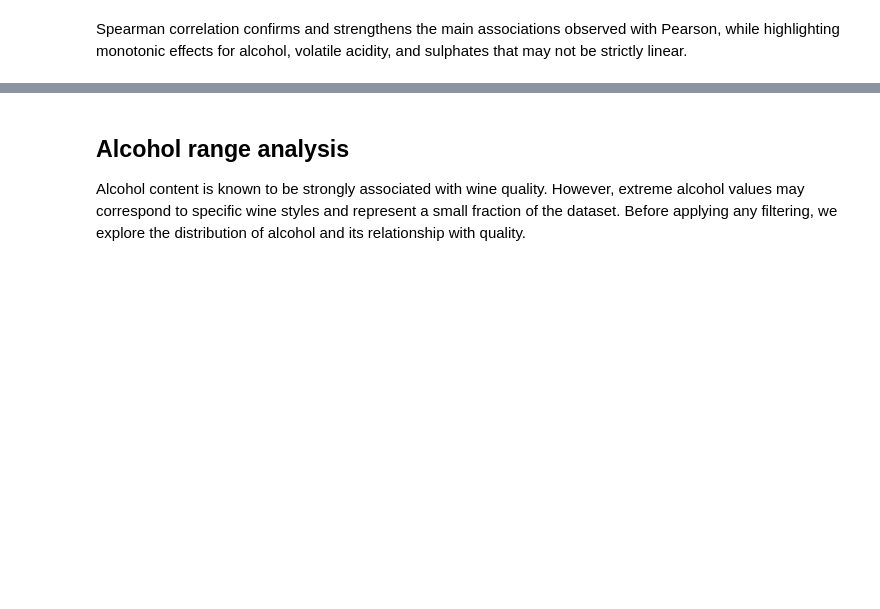
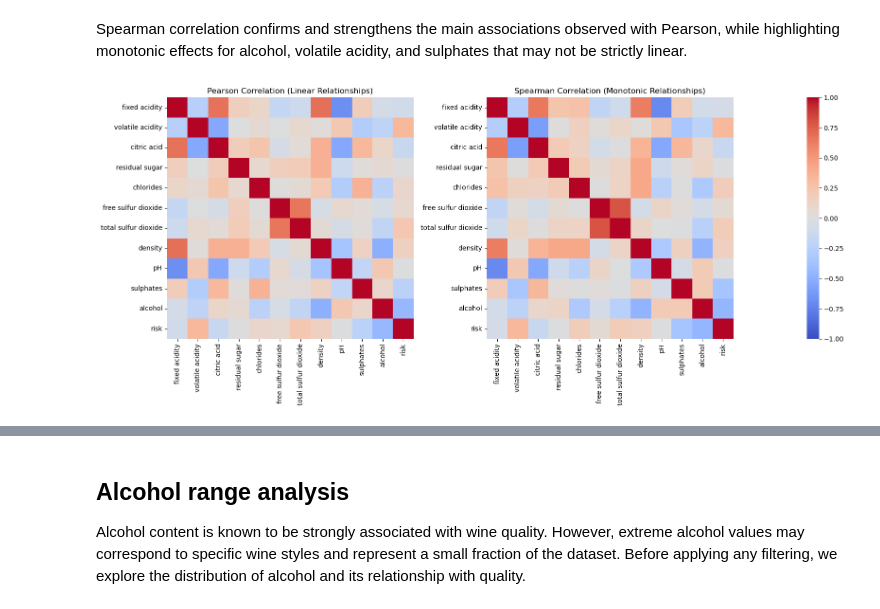
Before and after one commit to Martukigl/wine-analysis-project, a Jupyter notebook: notebooks/01_wine_quality_EDA.ipynb, the cells around one changed output, grey strips where cells are left out. Drawn from its saved outputs; the diff is of its cells as text; code cells hidden in the pictures; blank space fills up the shorter version.

Commit message:
figures & revision

```diff
--- a/notebooks/01_wine_quality_EDA.ipynb
+++ b/notebooks/01_wine_quality_EDA.ipynb
@@ -318,3 +318,58 @@ relationships that may not be strictly linear. This is especially relevant
 for chemical variables where threshold or saturation effects are expected.
 # %% [markdown]
 Spearman correlation confirms and strengthens the main associations observed with Pearson, while highlighting monotonic effects for alcohol, volatile acidity, and sulphates that may not be strictly linear.
+# %%
+# FOR SLIDES & PRESENTATION
+
+import matplotlib.pyplot as plt
+import seaborn as sns
+
+# Drop target
+features = wine_quality.drop(columns=["quality"])
+
+# Correlation matrices
+pearson_corr = features.corr(method="pearson")
+spearman_corr = features.corr(method="spearman")
+
+# Controlled layout (prevents size mismatch)
+fig = plt.figure(figsize=(16, 7))
+gs = fig.add_gridspec(1, 3, width_ratios=[1, 1, 0.05])
+
+ax1 = fig.add_subplot(gs[0])
+ax2 = fig.add_subplot(gs[1])
+cax = fig.add_subplot(gs[2])  # shared colorbar
+
+# Pearson heatmap
+sns.heatmap(
+    pearson_corr,
+    ax=ax1,
+    cmap="coolwarm",
+    center=0,
+    vmin=-1,
+    vmax=1,
+    cbar=False
+)
+ax1.set_title("Pearson Correlation (Linear Relationships)")
+
+# Spearman heatmap
+sns.heatmap(
+    spearman_corr,
+    ax=ax2,
+    cmap="coolwarm",
+    center=0,
+    vmin=-1,
+    vmax=1,
+    cbar=True,
+    cbar_ax=cax
+)
+ax2.set_title("Spearman Correlation (Monotonic Relationships)")
+
+plt.tight_layout()
+plt.savefig(
+    "../figures/eda_feature_correlation_pearson_spearman.png",
+    dpi=300,
+    bbox_inches="tight"
+)
+plt.show()
+# %% [output]
+[figure, added]
```
Also changed, not shown: parts of 1 cell of this notebook, 6 other files.
